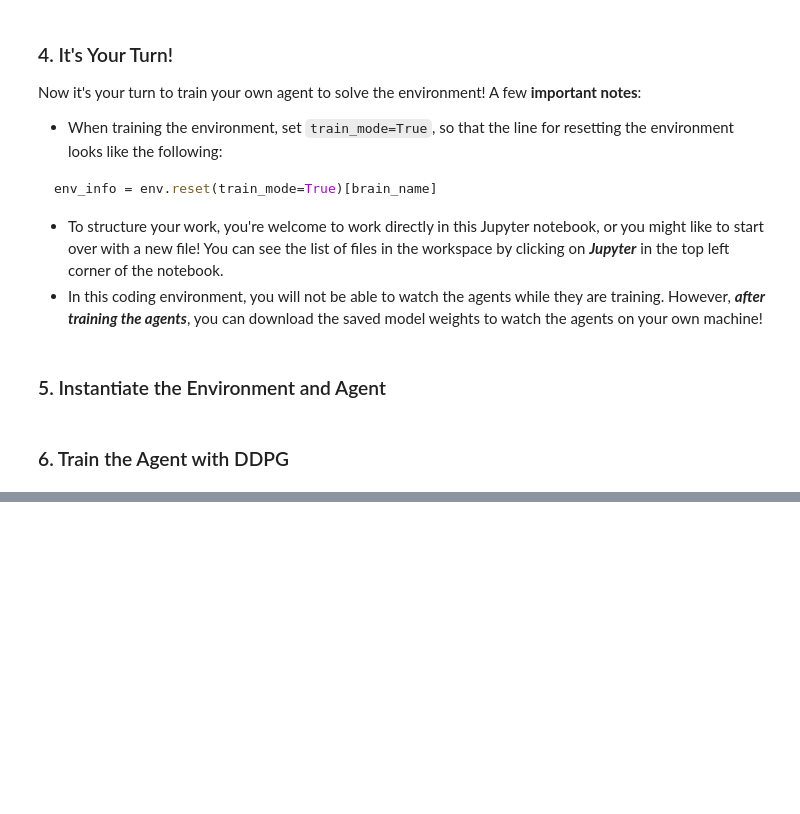
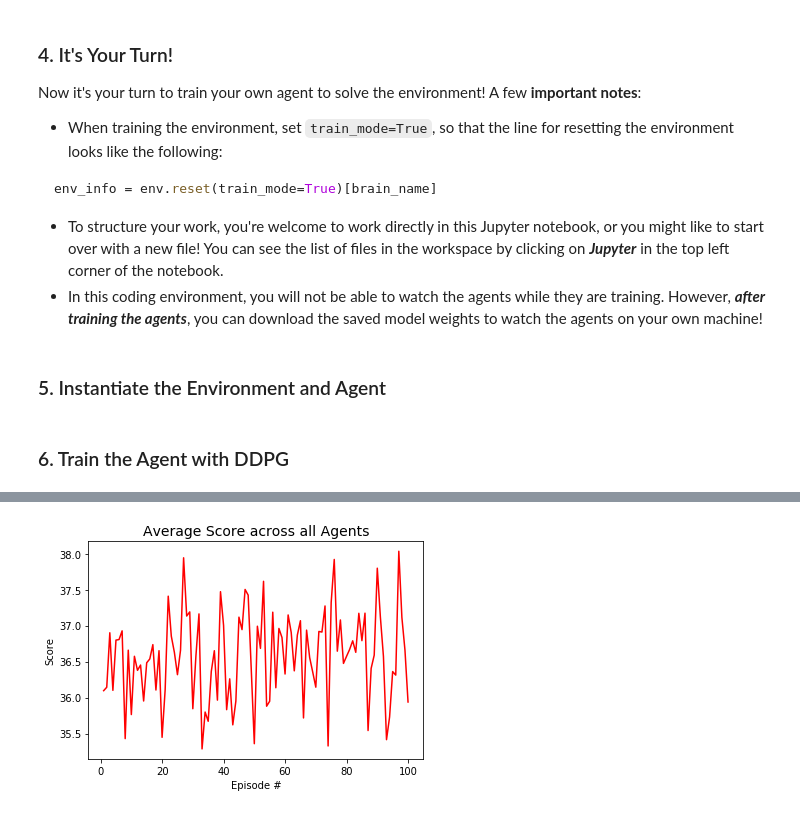
Before and after one commit to udaygoel/Deep-Reinforcement-Learning, a Jupyter notebook: Continuous Control - Actor Critic Methods/Continuous_Control.ipynb, the cells around one changed output, grey strips where cells are left out. Saved outputs shown, nothing was run; the diff lists cells and outputs as text; code cells hidden in the pictures; blank space fills up the shorter version.

```diff
--- a/Continuous Control - Actor Critic Methods/Continuous_Control.ipynb
+++ b/Continuous Control - Actor Critic Methods/Continuous_Control.ipynb
@@ -677,0 +272,10 @@ array([ 0.,  0.,  0.,  0.])
+# %%
+fig = plt.figure()
+ax = fig.add_subplot(111)
+plt.plot(np.arange(1, len(test_scores)+1), np.mean(test_scores, axis=1), 'r')
+plt.ylabel('Score')
+plt.xlabel('Episode #')
+plt.title('Average Score across all Agents', size=14)
+plt.show()
+# %% [output]
+[figure, added]
```
Also changed, not shown: parts of 55 cells of this notebook, 6 other files.
